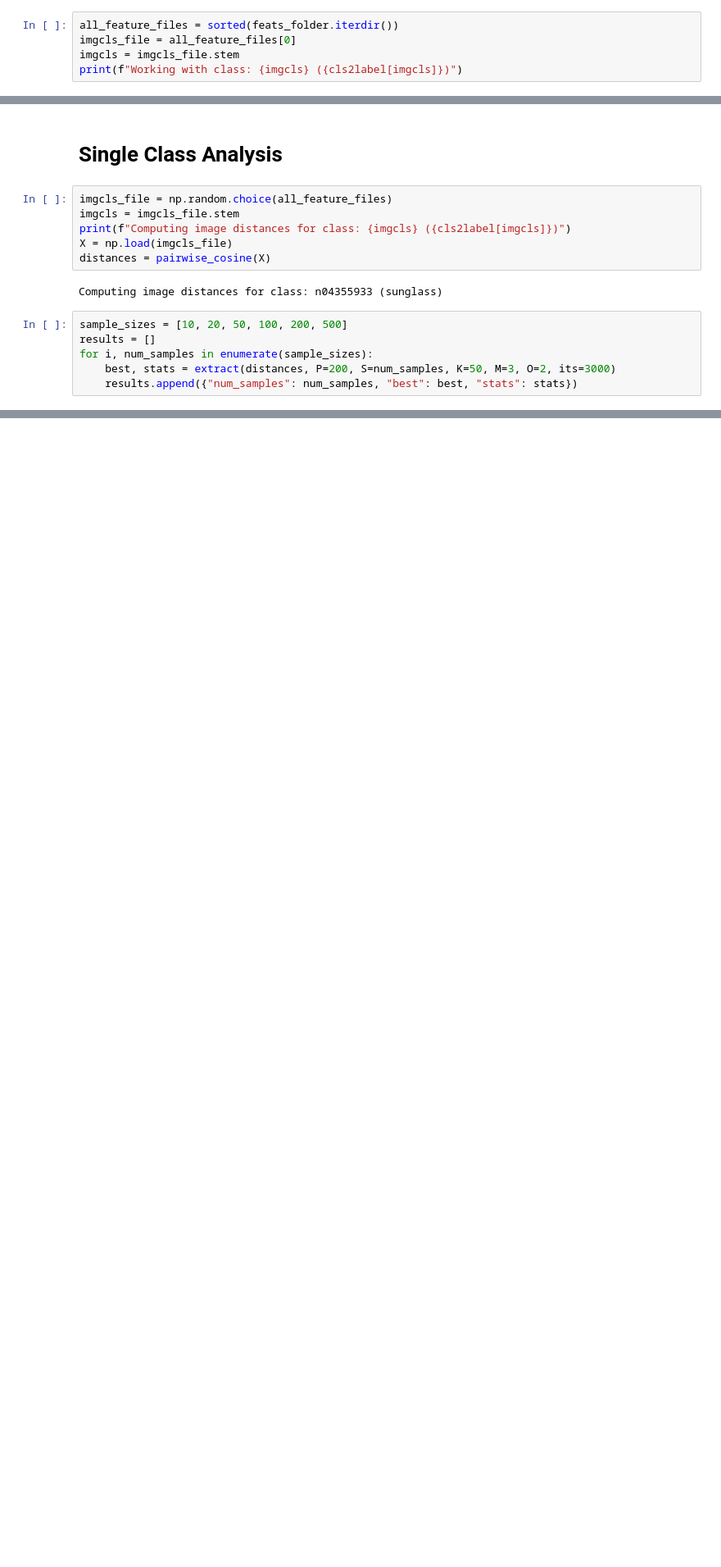
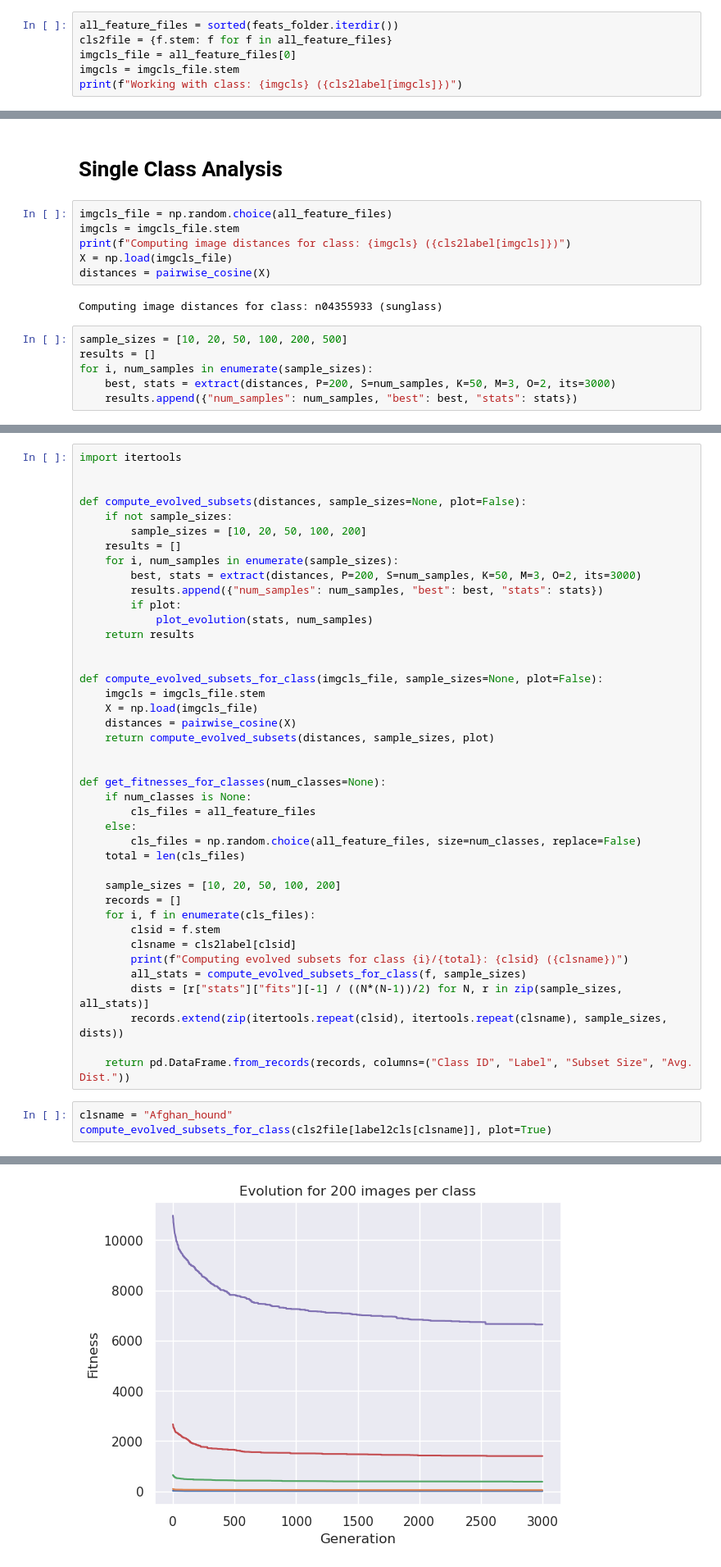
Before and after one commit to lfrati/OmnImage, a Jupyter notebook: scaling-analysis.ipynb, the cells around one changed output, grey strips where cells are left out. Shown at 82% size. Saved outputs shown, nothing was run; the diff lists cells and outputs as text; blank space fills up the shorter version.

```diff
--- a/scaling-analysis.ipynb
+++ b/scaling-analysis.ipynb
@@ -30,5 +33,6 @@ with open(img_folder / "imagenet_class_index.json") as f:
 # %%
 all_feature_files = sorted(feats_folder.iterdir())
+cls2file = {f.stem: f for f in all_feature_files}
 imgcls_file = all_feature_files[0]
 imgcls = imgcls_file.stem
 print(f"Working with class: {imgcls} ({cls2label[imgcls]})")
@@ -177,0 +91,45 @@ df#.to_pickle("evolved_subset_fitnesses.pkl")
+# %%
+import itertools
+
+
+def compute_evolved_subsets(distances, sample_sizes=None, plot=False):
+    if not sample_sizes:
+        sample_sizes = [10, 20, 50, 100, 200]
+    results = []
+    for i, num_samples in enumerate(sample_sizes):
+        best, stats = extract(distances, P=200, S=num_samples, K=50, M=3, O=2, its=3000)
+        results.append({"num_samples": num_samples, "best": best, "stats": stats})
+        if plot:
+            plot_evolution(stats, num_samples)
+    return results
+
+
+def compute_evolved_subsets_for_class(imgcls_file, sample_sizes=None, plot=False):
+    imgcls = imgcls_file.stem
+    X = np.load(imgcls_file)
+    distances = pairwise_cosine(X)
+    return compute_evolved_subsets(distances, sample_sizes, plot)
+
+
+def get_fitnesses_for_classes(num_classes=None):
+    if num_classes is None:
+        cls_files = all_feature_files
+    else:
+        cls_files = np.random.choice(all_feature_files, size=num_classes, replace=False)
+    total = len(cls_files)
+
+    sample_sizes = [10, 20, 50, 100, 200]
+    records = []
+    for i, f in enumerate(cls_files):
+        clsid = f.stem
+        clsname = cls2label[clsid]
+        print(f"Computing evolved subsets for class {i}/{total}: {clsid} ({clsname})")
+        all_stats = compute_evolved_subsets_for_class(f, sample_sizes)
+        dists = [r["stats"]["fits"][-1] / ((N*(N-1))/2) for N, r in zip(sample_sizes, all_stats)]
+        records.extend(zip(itertools.repeat(clsid), itertools.repeat(clsname), sample_sizes, dists))
+
+    return pd.DataFrame.from_records(records, columns=("Class ID", "Label", "Subset Size", "Avg. Dist."))
+# %%
+clsname = "Afghan_hound"
+compute_evolved_subsets_for_class(cls2file[label2cls[clsname]], plot=True)
+# %% [output]
@@ -177,0 +137 @@ df#.to_pickle("evolved_subset_fitnesses.pkl")
+[figure, added]
```
Also changed, not shown: parts of 17 cells of this notebook.
